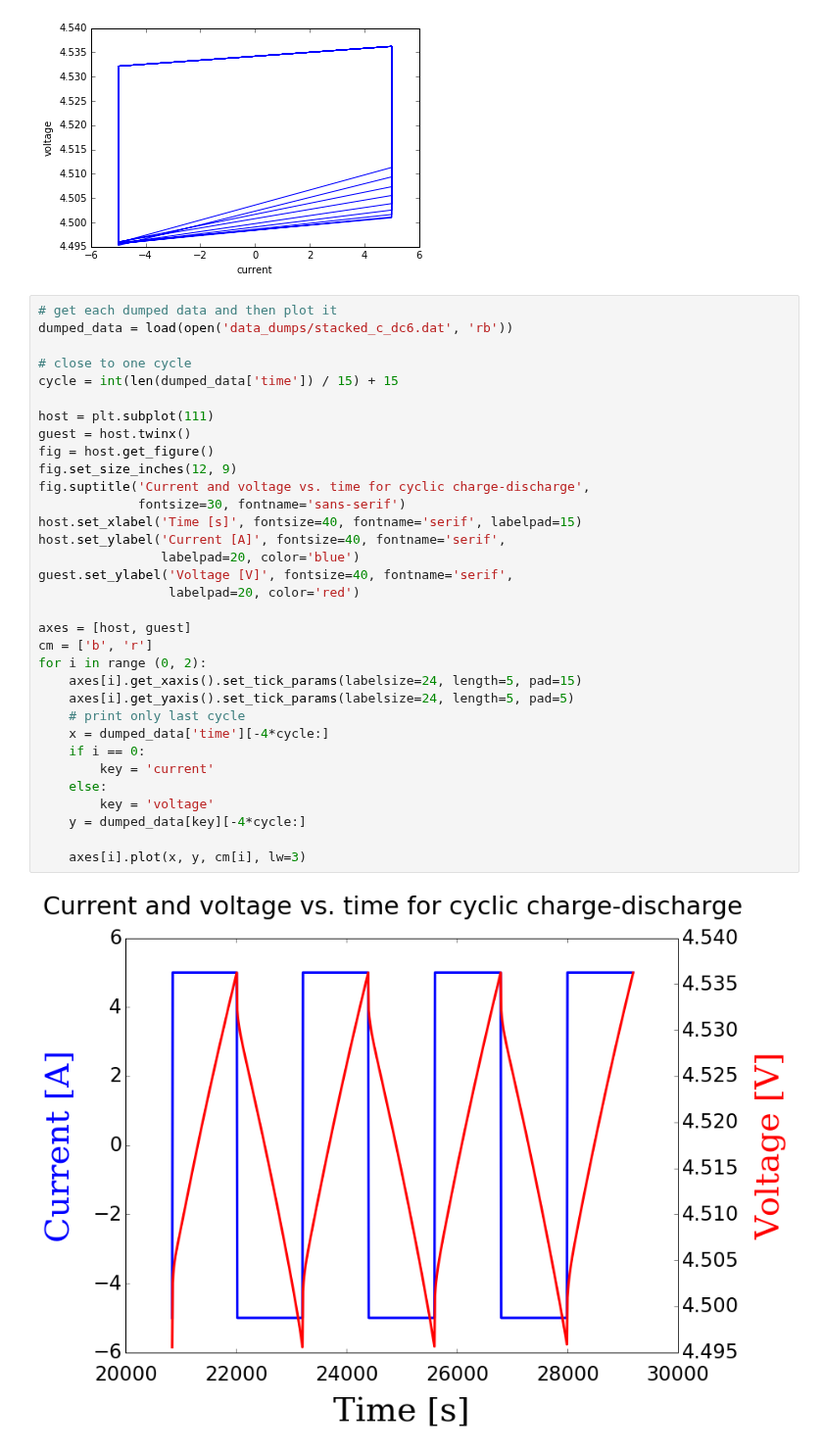
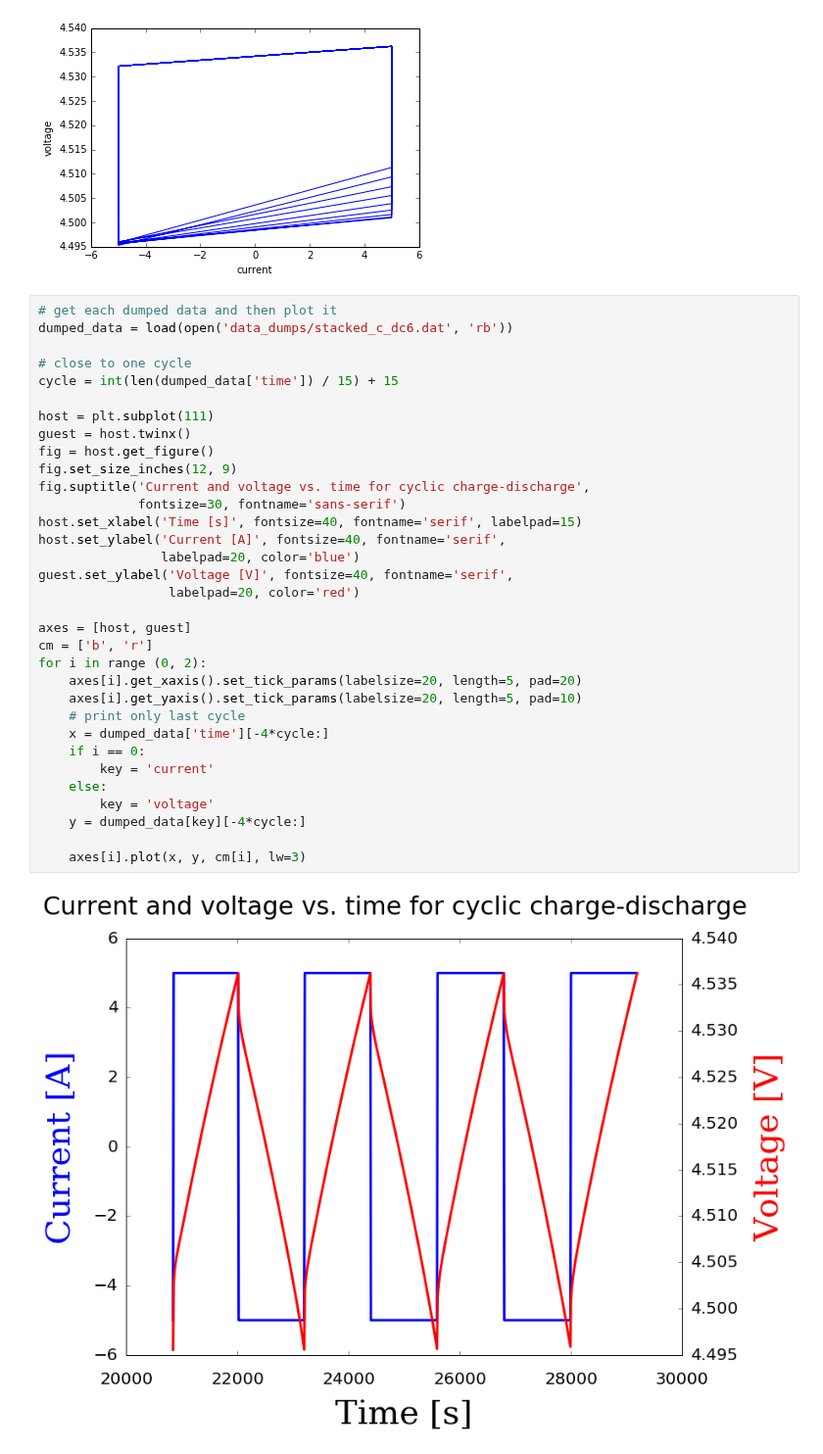
Before and after one commit to iSchomer/Dualfoil_Storage_Device, a Jupyter notebook: output_visuals/cyclic_charge_discharge.ipynb, the cells around one changed output. Shown at 98% size. Cells and saved outputs as stored; diff of their text form.

```diff
--- a/output_visuals/cyclic_charge_discharge.ipynb
+++ b/output_visuals/cyclic_charge_discharge.ipynb
@@ -116,33 +116,33 @@ ax.plot(x, y)
 dumped_data = load(open('data_dumps/stacked_c_dc6.dat', 'rb'))
 
 # close to one cycle
 cycle = int(len(dumped_data['time']) / 15) + 15
 
 host = plt.subplot(111)
 guest = host.twinx()
 fig = host.get_figure()
 fig.set_size_inches(12, 9)
 fig.suptitle('Current and voltage vs. time for cyclic charge-discharge',
              fontsize=30, fontname='sans-serif')
 host.set_xlabel('Time [s]', fontsize=40, fontname='serif', labelpad=15)
 host.set_ylabel('Current [A]', fontsize=40, fontname='serif',
                 labelpad=20, color='blue')
 guest.set_ylabel('Voltage [V]', fontsize=40, fontname='serif',
                  labelpad=20, color='red')
 
 axes = [host, guest]
 cm = ['b', 'r']
 for i in range (0, 2):
-    axes[i].get_xaxis().set_tick_params(labelsize=24, length=5, pad=15)
-    axes[i].get_yaxis().set_tick_params(labelsize=24, length=5, pad=5)
+    axes[i].get_xaxis().set_tick_params(labelsize=20, length=5, pad=20)
+    axes[i].get_yaxis().set_tick_params(labelsize=20, length=5, pad=10)
     # print only last cycle
     x = dumped_data['time'][-4*cycle:]
     if i == 0:
         key = 'current'
     else:
         key = 'voltage'
     y = dumped_data[key][-4*cycle:]
 
     axes[i].plot(x, y, cm[i], lw=3)
 # %% [output]
-[figure, old version]
+[figure, new version]
```
Also changed, not shown: 1 other file.
